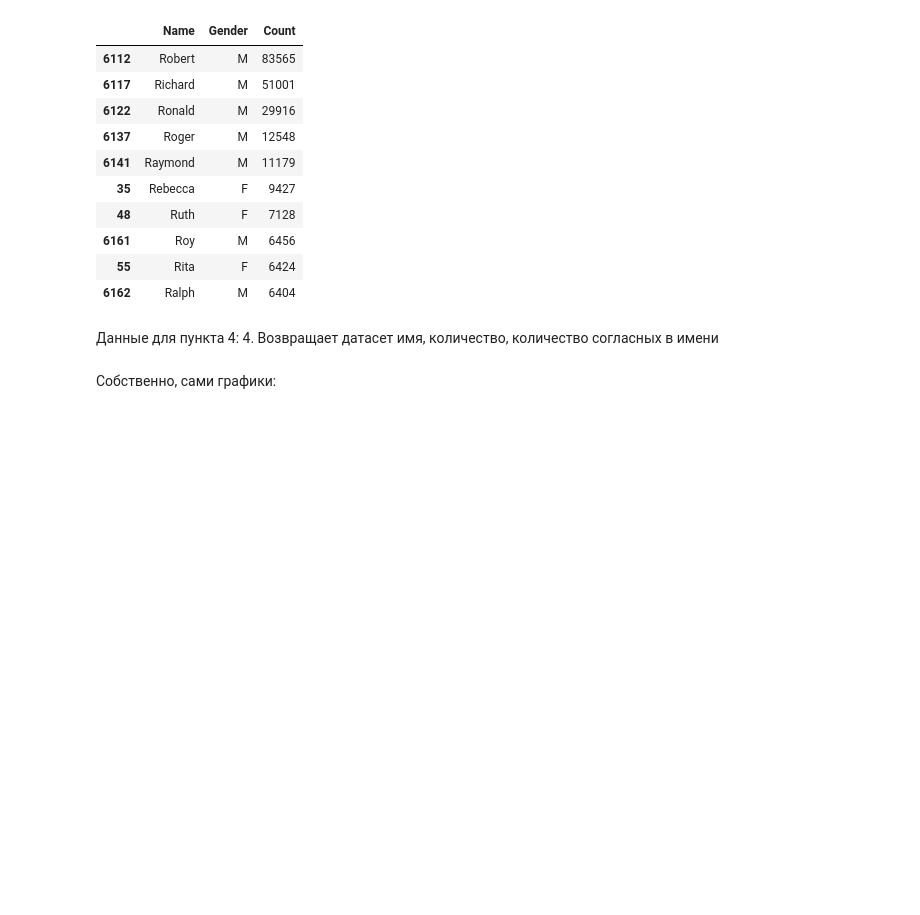
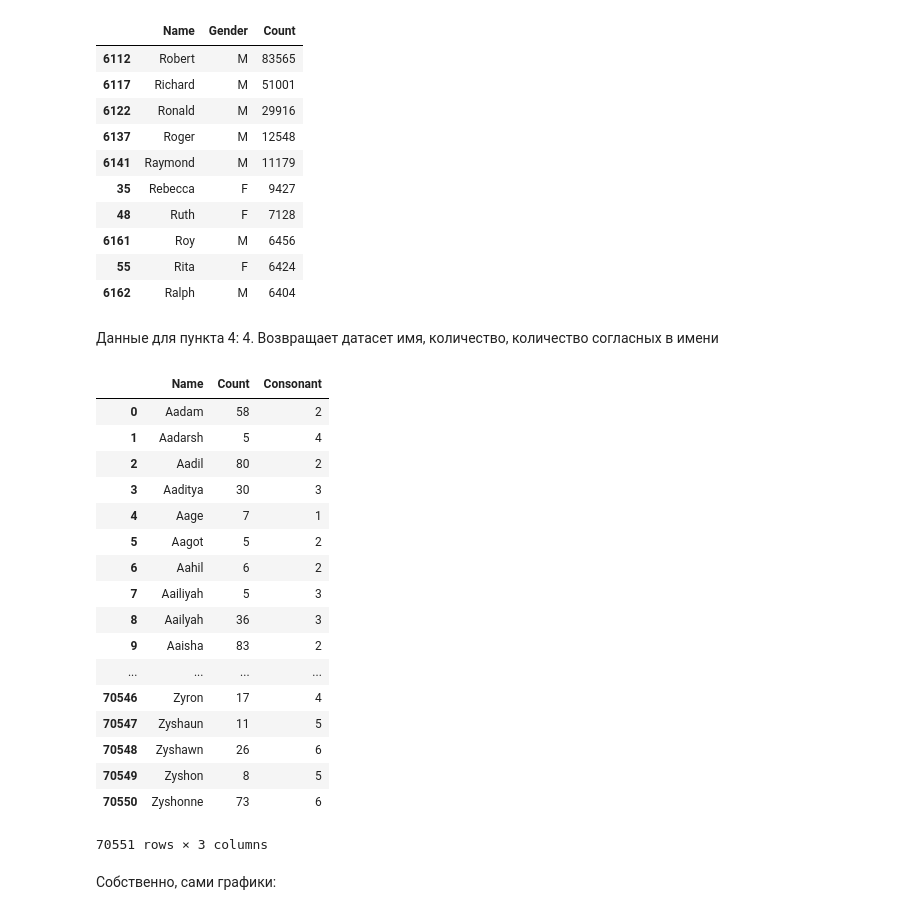
Before and after one commit to dashuncel/hw42, a Jupyter notebook: hw42.ipynb, the cells around one changed output. Saved outputs shown, nothing was run; the diff lists cells and outputs as text; code cells hidden in the pictures; blank space fills up the shorter version.

```diff
--- a/hw42.ipynb
+++ b/hw42.ipynb
@@ -79,31 +80,50 @@ d_frame3
 # %%
 def is_consonant(sum, letter):
     cont = ['b', 'c', 'd', 'f', 'g', 'h', 'j', 'k', 'l', 'm', 'n', 'p', 'q', 'r', 's', 't', 'v', 'w', 'x', 'y', 'z']
     if letter.lower() in cont:
         sum = sum + 1
     return sum
 
 
 def count_consonant(word):
     count = functools.reduce(is_consonant, word, 0)
     return count
 
 
 def stat_consonant(step):
     file_list = [{'file': f'{DATA_DIR}yob{str(year)}.txt', 'year': year} for year in range(1900, 2001, step)]
     list_ = []
     for file in file_list:
         if not os.path.exists(file['file']):
             continue
         data = pd.read_csv(file['file'], names=['Name', 'Gender', 'Count'])
-        data['Const'] = data.apply(lambda row: count_consonant(row.Name), axis=1)
         list_.append(data)
     all_stat = pd.concat(list_).groupby(['Name']).sum().reset_index()
+    all_stat['Consonant'] = all_stat.apply(lambda row: count_consonant(row.Name), axis=1)
     return all_stat
 
 
 d_frame4 = stat_consonant(1)
 d_frame4
+# %% [output]
+|  | Name | Count | Consonant |
+| 0 | Aadam | 58 | 2 |
+| 1 | Aadarsh | 5 | 4 |
+| 2 | Aadil | 80 | 2 |
+| 3 | Aaditya | 30 | 3 |
+| 4 | Aage | 7 | 1 |
+| 5 | Aagot | 5 | 2 |
+| 6 | Aahil | 6 | 2 |
+| 7 | Aailiyah | 5 | 3 |
+| 8 | Aailyah | 36 | 3 |
+| 9 | Aaisha | 83 | 2 |
+| ... | ... | ... | ... |
+| 70546 | Zyron | 17 | 4 |
+| 70547 | Zyshaun | 11 | 5 |
+| 70548 | Zyshawn | 26 | 6 |
+| 70549 | Zyshon | 8 | 5 |
+| 70550 | Zyshonne | 73 | 6 |
+70551 rows × 3 columns
 # %% [markdown]
 Собственно, сами графики:
 # %%
```
Also changed, not shown: parts of 3 cells of this notebook.
